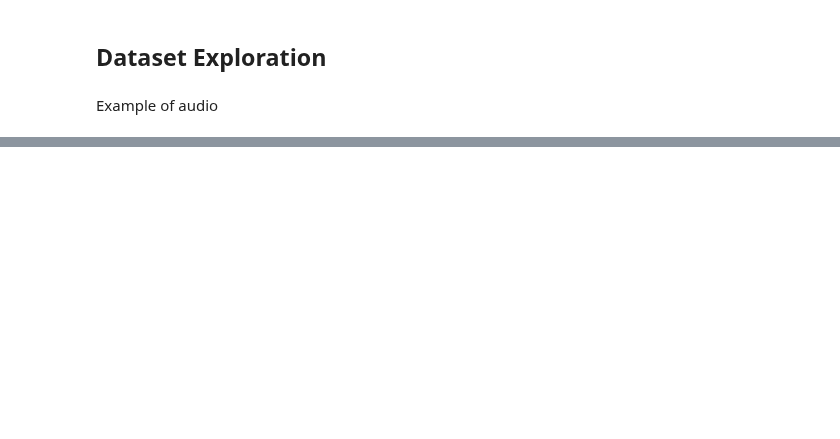
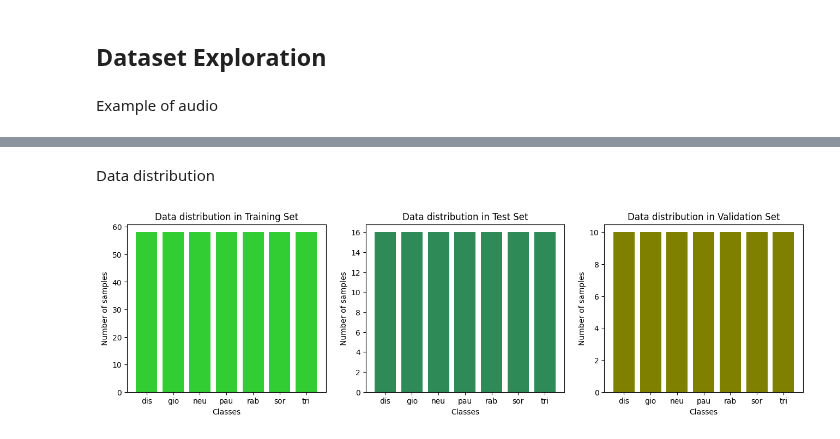
Before and after one commit to cybernetic-m/nn-project, a Jupyter notebook: notebook.ipynb, the cells around one changed output, grey strips where cells are left out. Saved outputs shown, nothing was run; the diff lists cells and outputs as text; code cells hidden in the pictures; blank space fills up the shorter version.

Commit message:
Dataset Histograms

```diff
--- a/notebook.ipynb
+++ b/notebook.ipynb
@@ -181,7 +186,7 @@ class EMOVO_Dataset(Dataset):
     return data, label
 
   def get_info(self):
-    n_sample = [ self.labels.count(class_) for class_ in range(len(classes))]
+    n_sample = [ self.labels.count(class_) for class_ in range(len(self.classes))]
     return n_sample
 # %% [markdown]
 # MAIN
@@ -244,0 +252,31 @@ Class: rab
+# %% [markdown]
+Data distribution
+# %%
+train_counts = train_dataset.get_info()
+test_counts = test_dataset.get_info()
+val_counts = val_dataset.get_info()
+classes = ['dis', 'gio', 'neu', 'pau', 'rab', 'sor', 'tri']
+
+
+fig, ax = plt.subplots(1,3, figsize=(16, 4))
+
+ax[0].bar(classes, train_counts, color='limegreen')
+ax[0].set_title("Data distribution in Training Set")
+ax[0].set_xlabel("Classes")
+ax[0].set_xticks(ticks=range(7), labels=classes)
+ax[0].set_ylabel("Number of samples")
+
+ax[1].bar(classes, test_counts, color='seagreen')
+ax[1].set_title("Data distribution in Test Set")
+ax[1].set_xlabel("Classes")
+ax[1].set_xticks(ticks=range(7), labels=classes)
+ax[1].set_ylabel("Number of samples")
+
+ax[2].bar(classes, val_counts, color='olive')
+ax[2].set_title("Data distribution in Validation Set")
+ax[2].set_xlabel("Classes")
+ax[2].set_xticks(ticks=range(7), labels=classes)
+ax[2].set_ylabel("Number of samples")
+plt.show()
+# %% [output]
+[figure, added]
```
Also changed, not shown: parts of 3 cells of this notebook.
